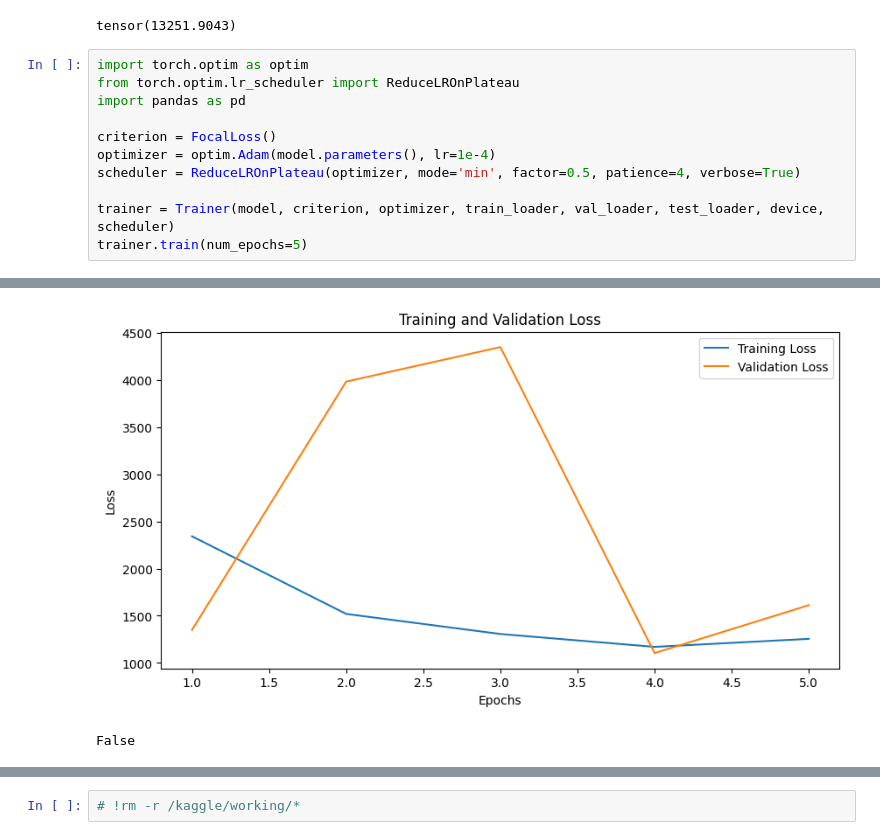
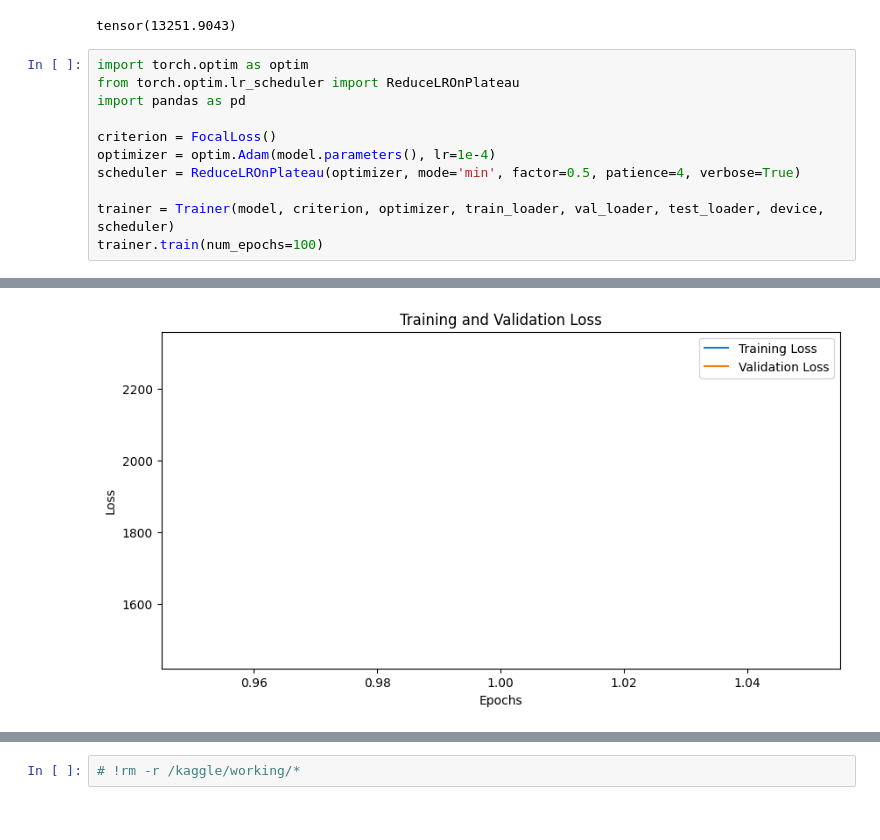
Before and after one commit to rab2807/coastline-segmentation, a Jupyter notebook: shoreline-segmentation-transunet.ipynb, the cells around one changed output, grey strips where cells are left out. Cells and saved outputs as stored; diff of their text form.

```diff
--- a/shoreline-segmentation-transunet.ipynb
+++ b/shoreline-segmentation-transunet.ipynb
@@ -834,5 +832,5 @@ optimizer = optim.Adam(model.parameters(), lr=1e-4)
 scheduler = ReduceLROnPlateau(optimizer, mode='min', factor=0.5, patience=4, verbose=True)
 
 trainer = Trainer(model, criterion, optimizer, train_loader, val_loader, test_loader, device, scheduler)
-trainer.train(num_epochs=5)
+trainer.train(num_epochs=100)
 # %% [output]
@@ -842 +840,2 @@ Validation Loss: 1349.8095
 New best model saved at epoch 1
+[figure, new version]
@@ -859,5 +843,3 @@ No improvement. Early stopping counter: 1
-[figure, old version]
-False
 # %%
 metrics_df = trainer.test(thres=0.5)
 metrics_df
```
Also changed, not shown: parts of 5 cells of this notebook, 1 other file.
